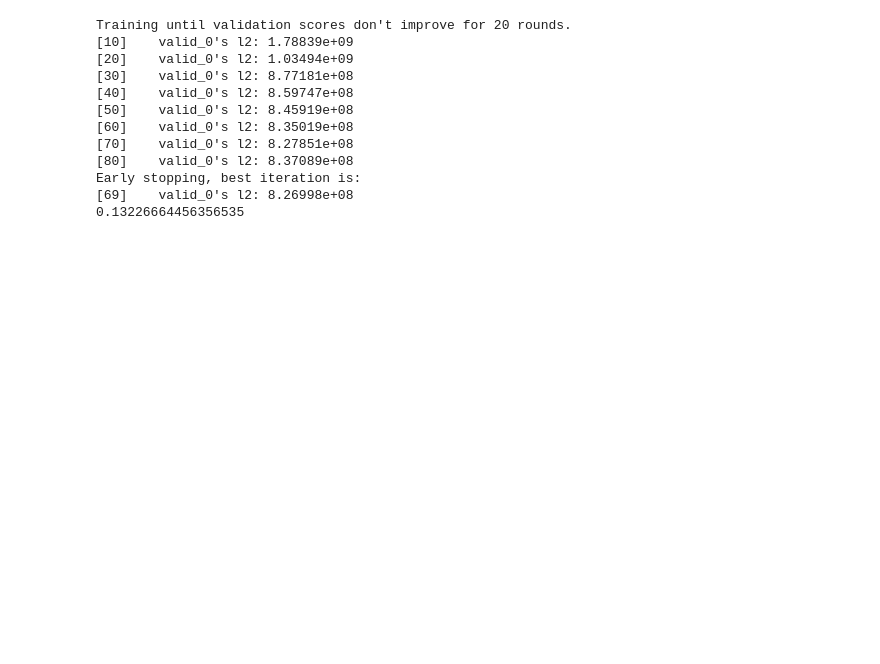
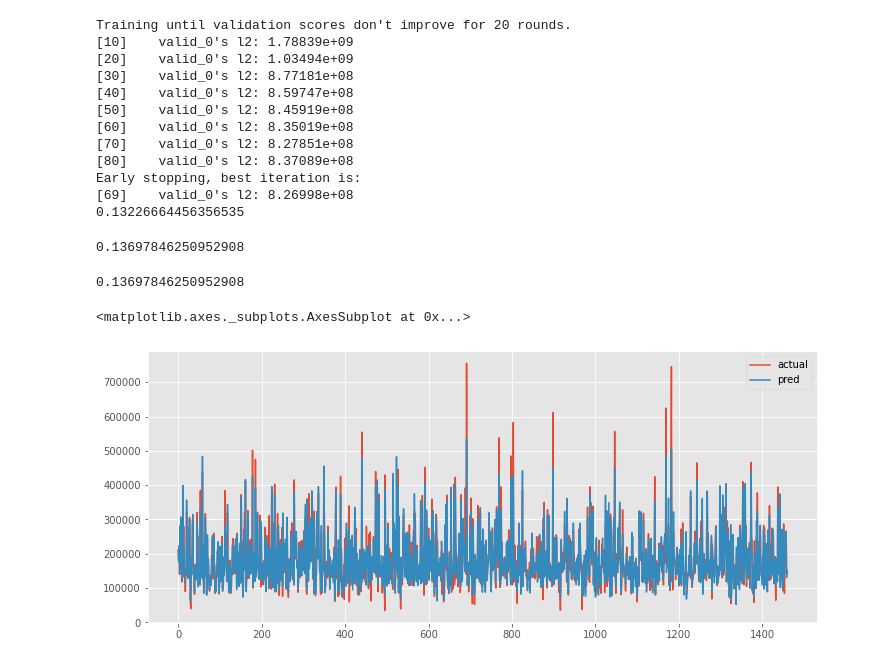
Before and after one commit to blackgreenc/Kaggle, a Jupyter notebook: House_Prices_Advanced_Regression_Techniques.ipynb, the cells around one changed output. Saved outputs shown, nothing was run; the diff lists cells and outputs as text; code cells hidden in the pictures; blank space fills up the shorter version.

```diff
--- a/House_Prices_Advanced_Regression_Techniques.ipynb
+++ b/House_Prices_Advanced_Regression_Techniques.ipynb
@@ -234,3 +234,22 @@ Training until validation scores don't improve for 20 rounds.
 Early stopping, best iteration is:
 [69]    valid_0's l2: 8.26998e+08
 0.13226664456356535
+# %%
+sum(rmses)/len(rmses)
+# %% [output]
+0.13697846250952908
+# %%
+from statistics import mean
+mean(rmses)
+# %% [output]
+0.13697846250952908
+# %%
+actual_pred_df = pd.DataFrame({
+    "actual" : train_Y,
+    "pred" : oof
+})
+# %%
+actual_pred_df.plot(figsize=(12,5))
+# %% [output]
+<matplotlib.axes._subplots.AxesSubplot at 0x...>
+[figure, added]
```
Also changed, not shown: parts of 1 cell of this notebook.
